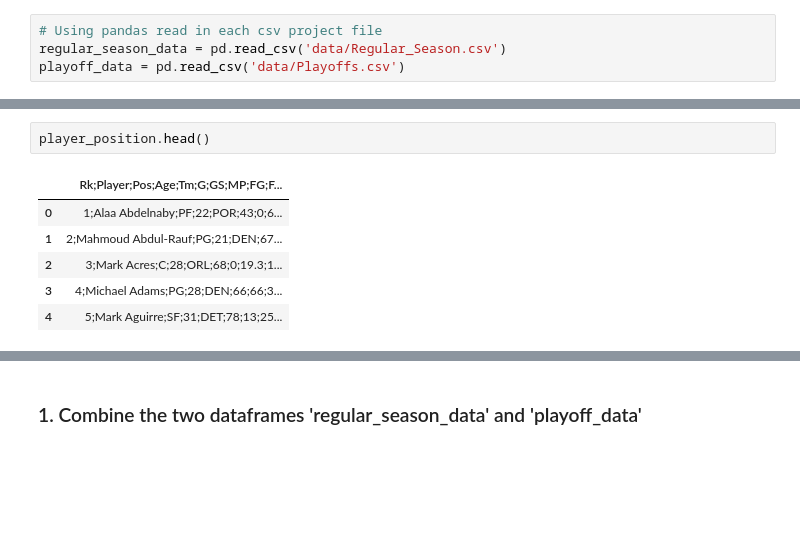
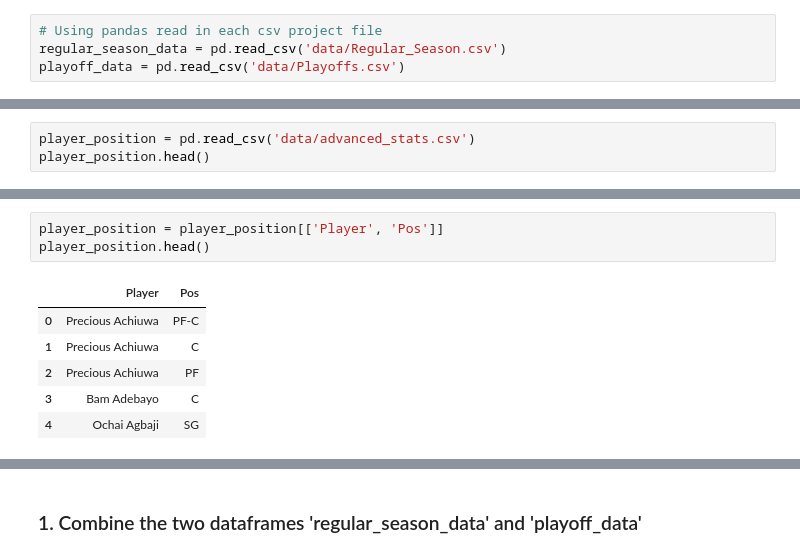
Before and after one commit to ncmoliver/NbaPerformanceFeedbackModel, a Jupyter notebook: analysis.ipynb, the cells around one changed output, grey strips where cells are left out. Cells and saved outputs as stored; diff of their text form; blank space fills up the shorter version.

```diff
--- a/analysis.ipynb
+++ b/analysis.ipynb
@@ -16,0 +21,3 @@ playoff_data = pd.read_csv('data/Playoffs.csv')
+# %%
+player_position = pd.read_csv('data/advanced_stats.csv')
+player_position.head()
@@ -17,9 +32,10 @@ playoff_data = pd.read_csv('data/Playoffs.csv')
 # %%
+player_position = player_position[['Player', 'Pos']]
 player_position.head()
 # %% [output]
-|  | Rk;Player;Pos;Age;Tm;G;GS;MP;FG;F... |
-| 0 | 1;Alaa Abdelnaby;PF;22;POR;43;0;6... |
-| 1 | 2;Mahmoud Abdul-Rauf;PG;21;DEN;67... |
-| 2 | 3;Mark Acres;C;28;ORL;68;0;19.3;1... |
-| 3 | 4;Michael Adams;PG;28;DEN;66;66;3... |
-| 4 | 5;Mark Aguirre;SF;31;DET;78;13;25... |
+|  | Player | Pos |
+| 0 | Precious Achiuwa | PF-C |
+| 1 | Precious Achiuwa | C |
+| 2 | Precious Achiuwa | PF |
+| 3 | Bam Adebayo | C |
+| 4 | Ochai Agbaji | SG |
```
Also changed, not shown: parts of 31 cells of this notebook, 4 other files.
